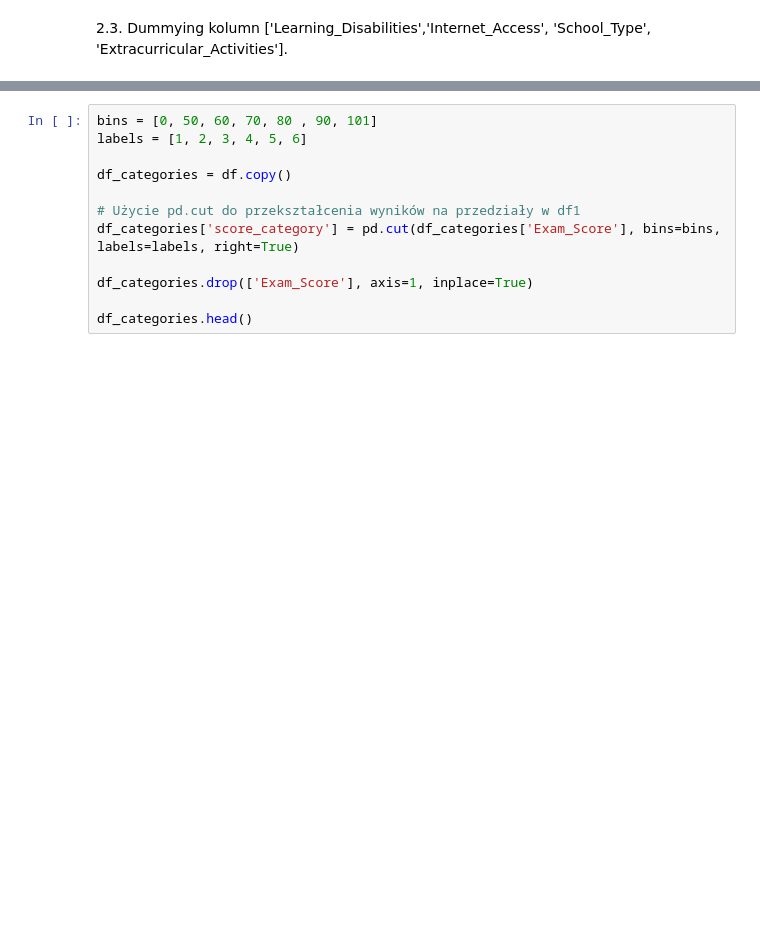
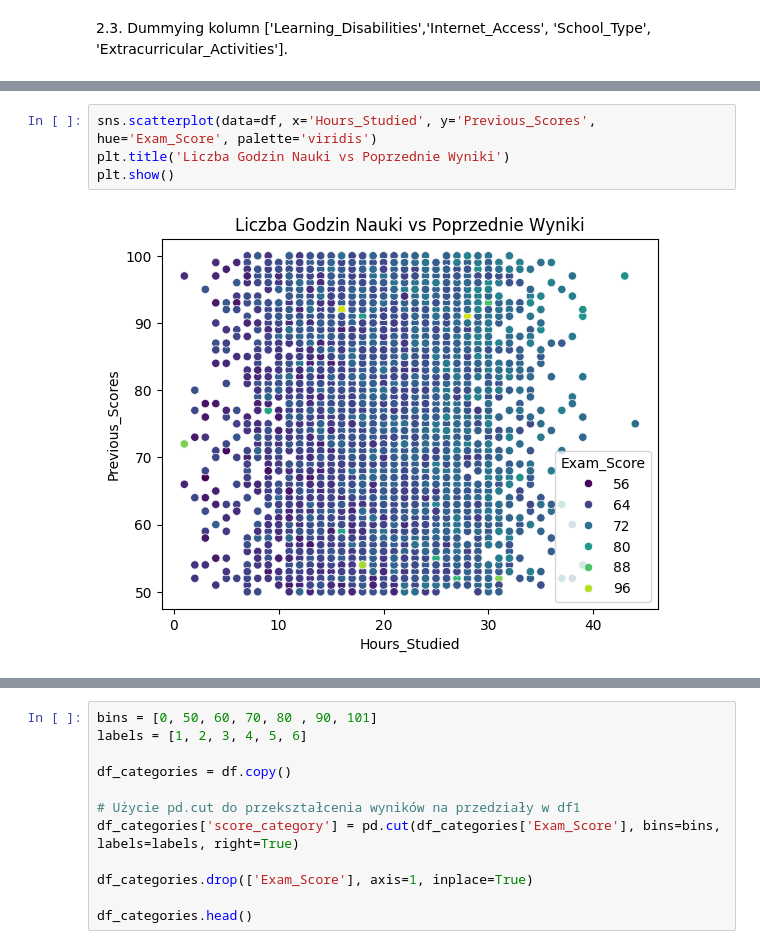
Before and after one commit to maddie84/Lab_Maszynowej_Analizy_Danych, a Jupyter notebook: Projekt_zastosowania/projekt.ipynb, the cells around one changed output, grey strips where cells are left out. Saved outputs shown, nothing was run; the diff lists cells and outputs as text; blank space fills up the shorter version.

```diff
--- a/Projekt_zastosowania/projekt.ipynb
+++ b/Projekt_zastosowania/projekt.ipynb
@@ -254,0 +271,6 @@ df.head()
+# %%
+sns.scatterplot(data=df, x='Hours_Studied', y='Previous_Scores', hue='Exam_Score', palette='viridis')
+plt.title('Liczba Godzin Nauki vs Poprzednie Wyniki')
+plt.show()
+# %% [output]
+[figure, added]
```
Also changed, not shown: parts of 24 cells of this notebook, 3 other files.
